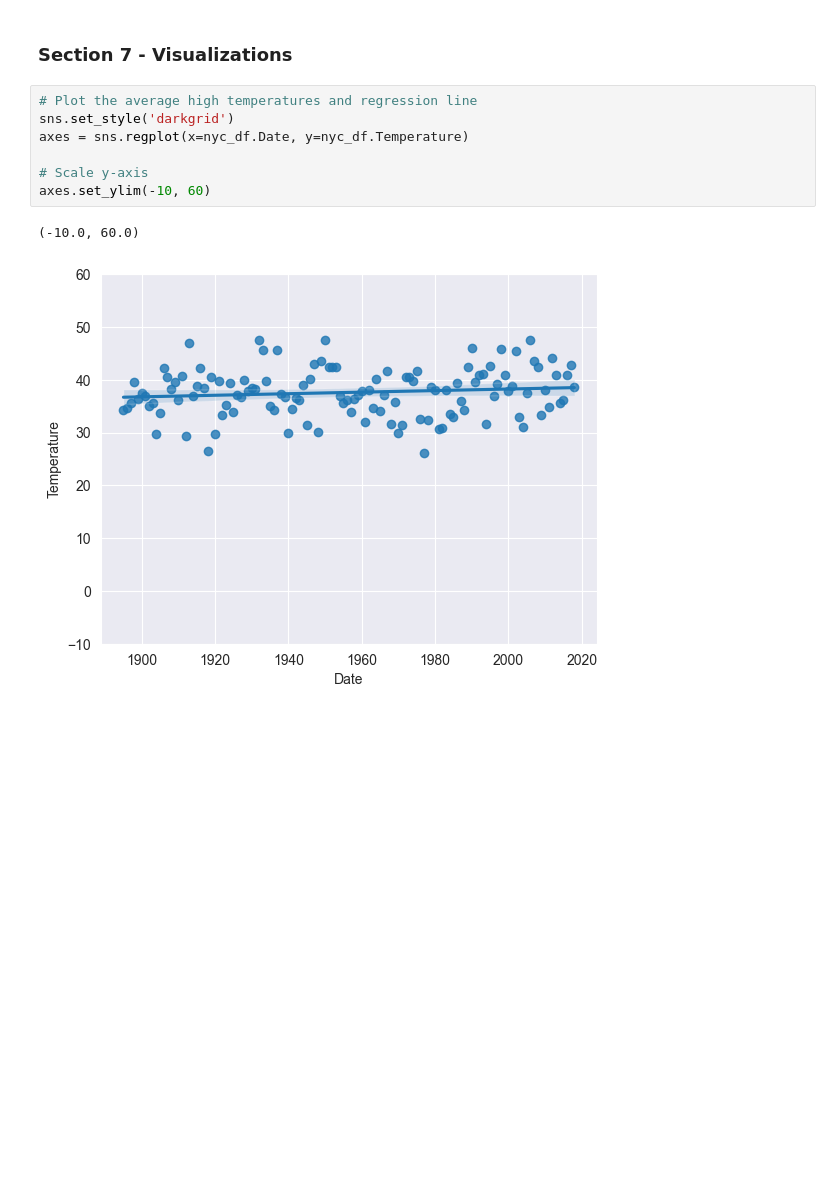
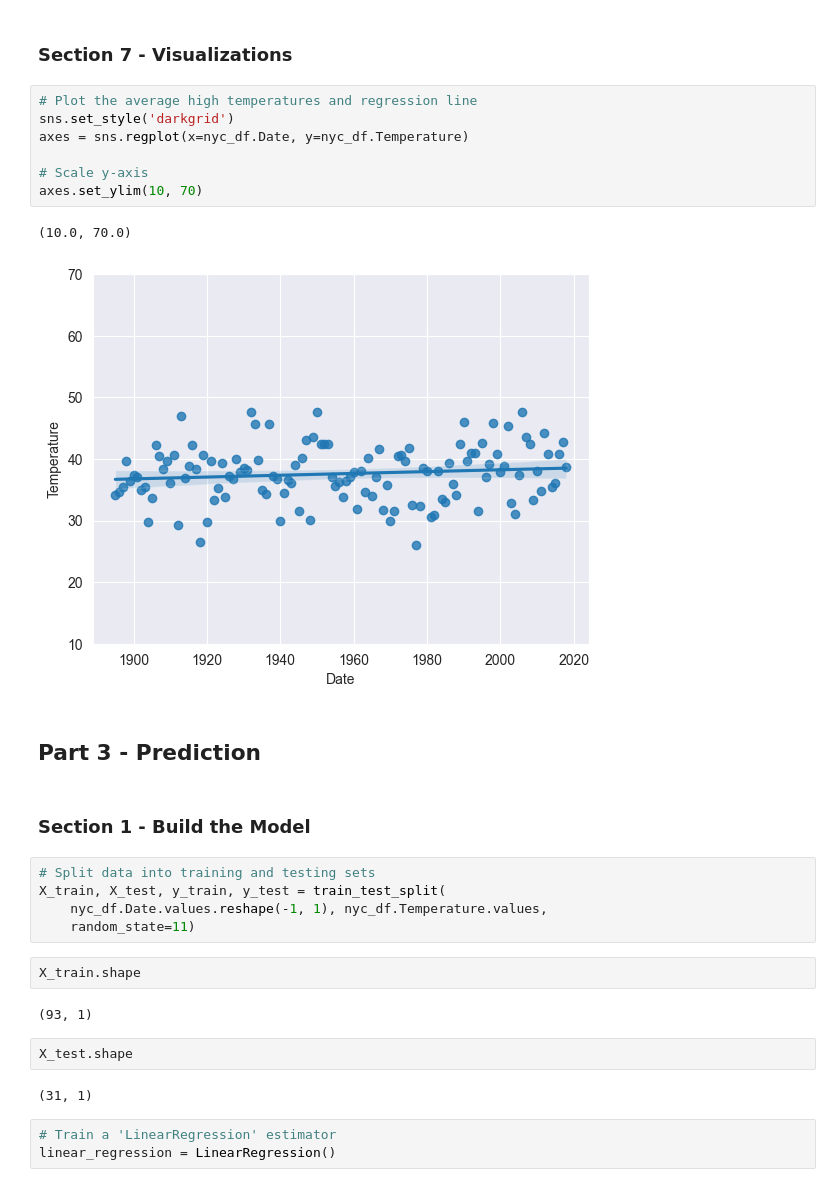
Before and after one commit to bjdawson23/datafun-07-ml, a Jupyter notebook: branton_ml.ipynb, the cells around one changed output. Drawn from its saved outputs; the diff is of its cells as text; blank space fills up the shorter version.

```diff
--- a/branton_ml.ipynb
+++ b/branton_ml.ipynb
@@ -147,10 +147,30 @@ np.float64(36.022011329661694)
 # %%
 # Plot the average high temperatures and regression line
 sns.set_style('darkgrid')
 axes = sns.regplot(x=nyc_df.Date, y=nyc_df.Temperature)
 
 # Scale y-axis
-axes.set_ylim(-10, 60)
+axes.set_ylim(10, 70)
 # %% [output]
-(-10.0, 60.0)
+(10.0, 70.0)
-[figure, old version]
+[figure, new version]
+# %% [markdown]
+## Part 3 - Prediction
+# %% [markdown]
+### Section 1 - Build the Model
+# %%
+# Split data into training and testing sets
+X_train, X_test, y_train, y_test = train_test_split(
+    nyc_df.Date.values.reshape(-1, 1), nyc_df.Temperature.values,
+    random_state=11)
+# %%
+X_train.shape
+# %% [output]
+(93, 1)
+# %%
+X_test.shape
+# %% [output]
+(31, 1)
+# %%
+# Train a 'LinearRegression' estimator
+linear_regression = LinearRegression()
```
Also changed, not shown: parts of 15 cells of this notebook, 1 other file.
